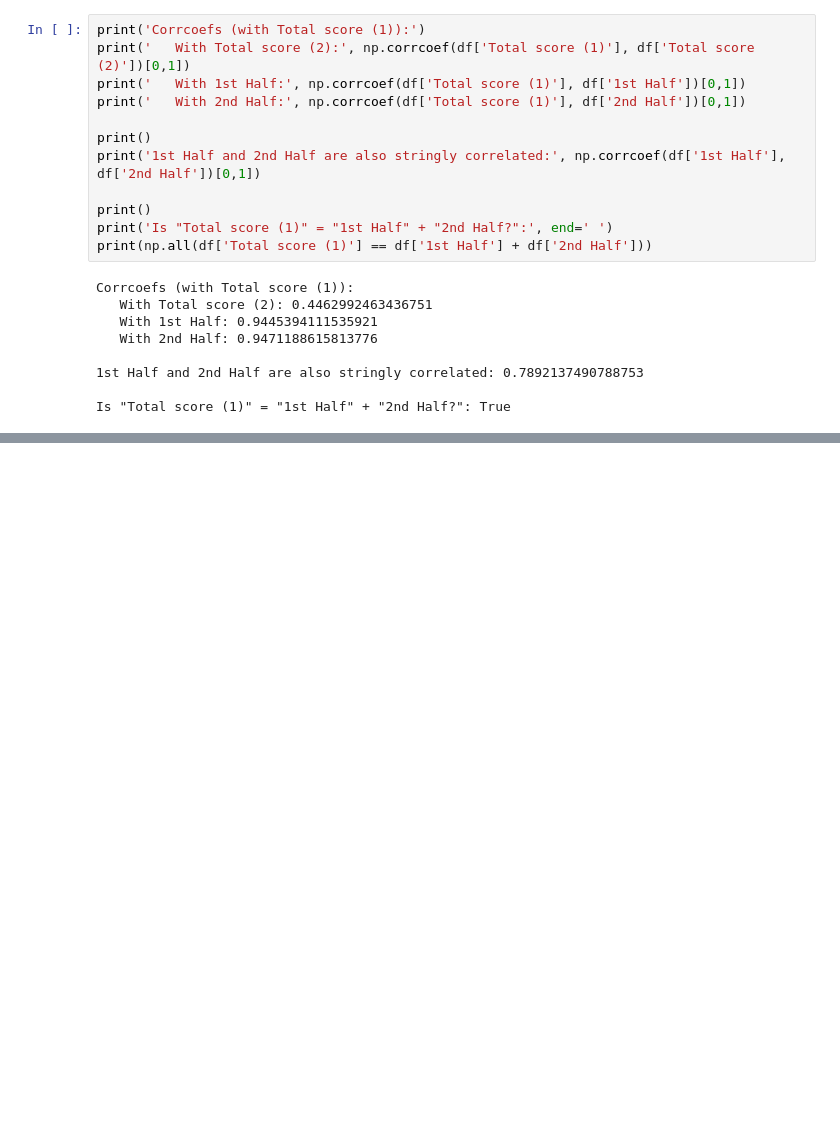
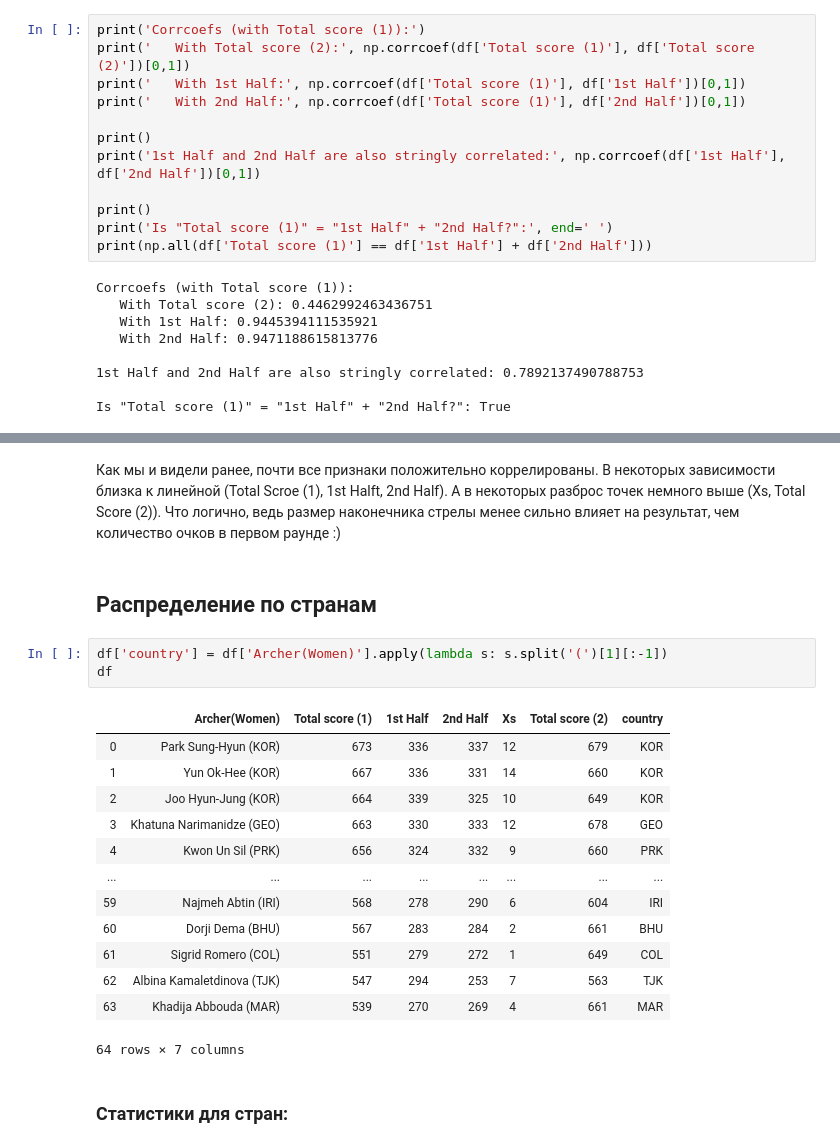
Before and after one commit to oxygen311/Statistics_MHW, a Jupyter notebook: HW1/Task1.ipynb, the cells around one changed output, grey strips where cells are left out. Drawn from its saved outputs; the diff is of its cells as text; blank space fills up the shorter version.

```diff
--- a/HW1/Task1.ipynb
+++ b/HW1/Task1.ipynb
@@ -143,0 +157,26 @@ Is "Total score (1)" = "1st Half" + "2nd Half?": True
+# %% [markdown]
+Как мы и видели ранее, почти все признаки положительно коррелированы.
+В некоторых зависимости близка к линейной (Total Scroe (1), 1st Halft, 2nd Half).
+А в некоторых разброс точек немного выше (Xs, Total Score (2)).
+Что логично, ведь размер наконечника стрелы менее сильно влияет на результат, чем количество очков в первом раунде :)
+# %% [markdown]
+## Распределение по странам
+# %%
+df['country'] = df['Archer(Women)'].apply(lambda s: s.split('(')[1][:-1])
+df
+# %% [output]
+|  | Archer(Women) | Total score (1) | 1st Half | 2nd Half | Xs | Total score (2) | country |
+| 0 | Park Sung-Hyun (KOR) | 673 | 336 | 337 | 12 | 679 | KOR |
+| 1 | Yun Ok-Hee (KOR) | 667 | 336 | 331 | 14 | 660 | KOR |
+| 2 | Joo Hyun-Jung (KOR) | 664 | 339 | 325 | 10 | 649 | KOR |
+| 3 | Khatuna Narimanidze (GEO) | 663 | 330 | 333 | 12 | 678 | GEO |
+| 4 | Kwon Un Sil (PRK) | 656 | 324 | 332 | 9 | 660 | PRK |
+| ... | ... | ... | ... | ... | ... | ... | ... |
+| 59 | Najmeh Abtin (IRI) | 568 | 278 | 290 | 6 | 604 | IRI |
+| 60 | Dorji Dema (BHU) | 567 | 283 | 284 | 2 | 661 | BHU |
+| 61 | Sigrid Romero (COL) | 551 | 279 | 272 | 1 | 649 | COL |
+| 62 | Albina Kamaletdinova (TJK) | 547 | 294 | 253 | 7 | 563 | TJK |
+| 63 | Khadija Abbouda (MAR) | 539 | 270 | 269 | 4 | 661 | MAR |
+64 rows × 7 columns
+# %% [markdown]
+### Статистики для стран:
```
Also changed, not shown: parts of 7 cells of this notebook, 2 other files.
